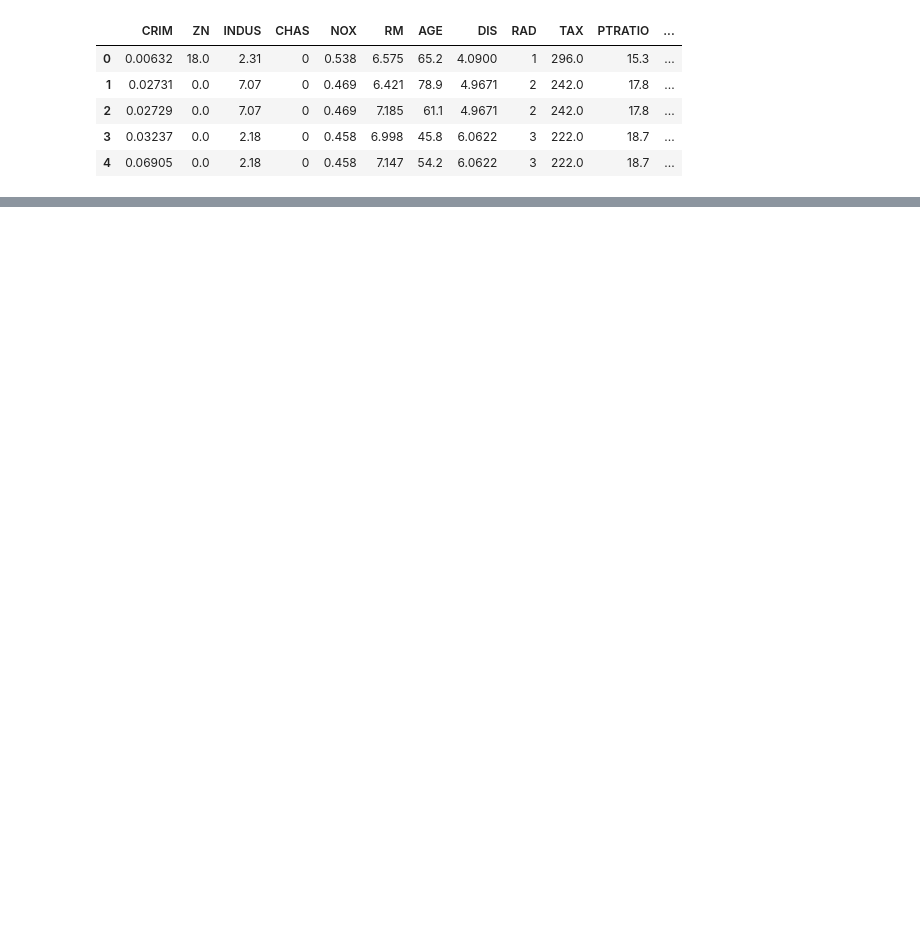
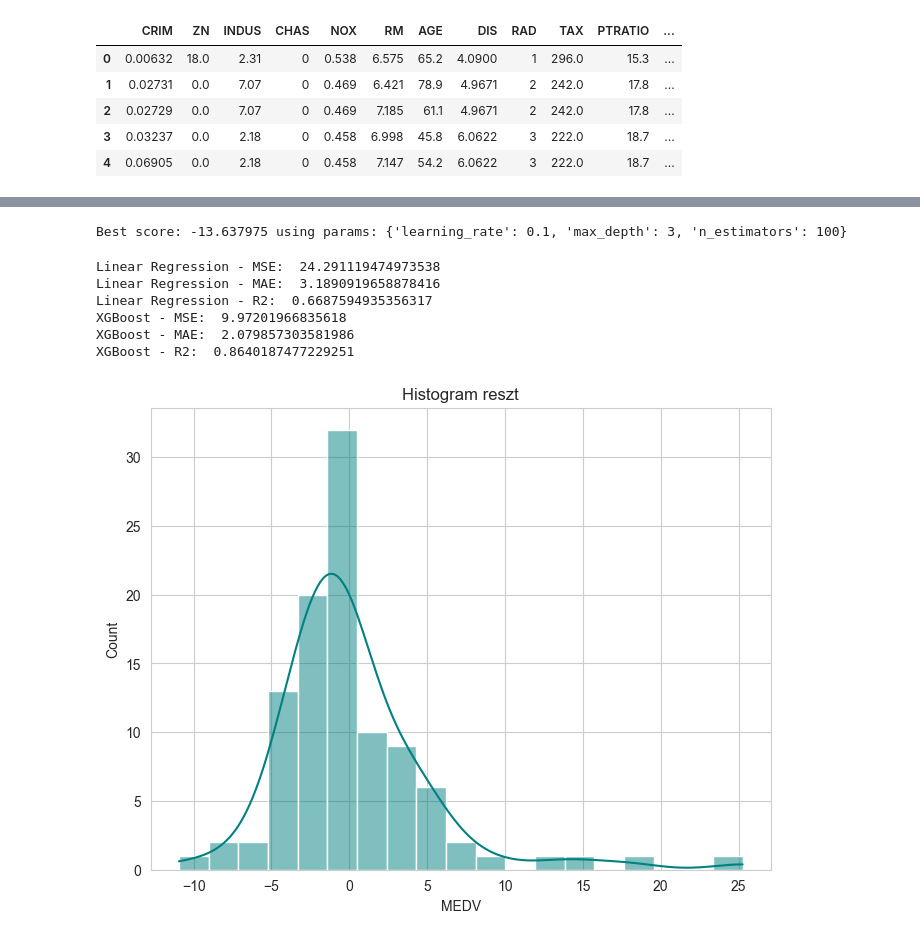
Before and after one commit to magierr65/ML, a Jupyter notebook: prediction.ipynb, the cells around one changed output, grey strips where cells are left out. Drawn from its saved outputs; the diff is of its cells as text; code cells hidden in the pictures; blank space fills up the shorter version.

```diff
--- a/prediction.ipynb
+++ b/prediction.ipynb
@@ -50,0 +104,12 @@ plt.show()
+# %%
+# Regresja liniowa
+from sklearn.linear_model import LinearRegression
+
+lr = LinearRegression()
+lr.fit(X_train, y_train)
+
+# XGBoost
+import xgboost as xgb
+
+xg_reg = xgb.XGBRegressor(objective='reg:squarederror', colsample_bytree=0.3, learning_rate=0.1, max_depth=5, alpha=10, n_estimators=10)
+xg_reg.fit(X_train, y_train)
@@ -50,0 +128,50 @@ plt.show()
+# %%
+# GridSearchCV dla XGBoost
+from sklearn.model_selection import GridSearchCV
+
+params = {'learning_rate': [0.01, 0.1, 0.3], 'max_depth': [3, 5, 7], 'n_estimators': [50, 100, 200]}
+
+xg_reg = xgb.XGBRegressor(objective='reg:squarederror', colsample_bytree=0.3)
+
+grid = GridSearchCV(estimator=xg_reg, param_grid=params, cv=5, scoring='neg_mean_squared_error')
+grid.fit(X_train, y_train)
+
+print("Best score: %f using params: %s" % (grid.best_score_, grid.best_params_))
+# %% [output]
+Best score: -13.637975 using params: {'learning_rate': 0.1, 'max_depth': 3, 'n_estimators': 100}
+# %%
+# Ewaluacja modeli
+from sklearn.metrics import mean_squared_error, mean_absolute_error, r2_score
+
+# Regresja liniowa
+y_pred_lr = lr.predict(X_test)
+print('Linear Regression - MSE: ', mean_squared_error(y_test, y_pred_lr))
+print('Linear Regression - MAE: ', mean_absolute_error(y_test, y_pred_lr))
+print('Linear Regression - R2: ', r2_score(y_test, y_pred_lr))
+
+best_xg = grid.best_estimator_
+
+# XGBoost
+y_pred_xg = best_xg.predict(X_test)
+print('XGBoost - MSE: ', mean_squared_error(y_test, y_pred_xg))
+print('XGBoost - MAE: ', mean_absolute_error(y_test, y_pred_xg))
+print('XGBoost - R2: ', r2_score(y_test, y_pred_xg))
+# %% [output]
+Linear Regression - MSE:  24.291119474973538
+Linear Regression - MAE:  3.1890919658878416
+Linear Regression - R2:  0.6687594935356317
+XGBoost - MSE:  9.97201966835618
+XGBoost - MAE:  2.079857303581986
+XGBoost - R2:  0.8640187477229251
+# %%
+# obliczanie reszt
+residuals = y_test - y_pred_lr
+# %%
+# histogram reszt
+
+plt.figure(figsize=(8,6))
+sns.histplot(residuals, kde=True, color='teal')
+plt.title('Histogram reszt')
+plt.show()
+# %% [output]
+[figure, added]
```
Also changed, not shown: parts of 13 cells of this notebook, 7 other files.
